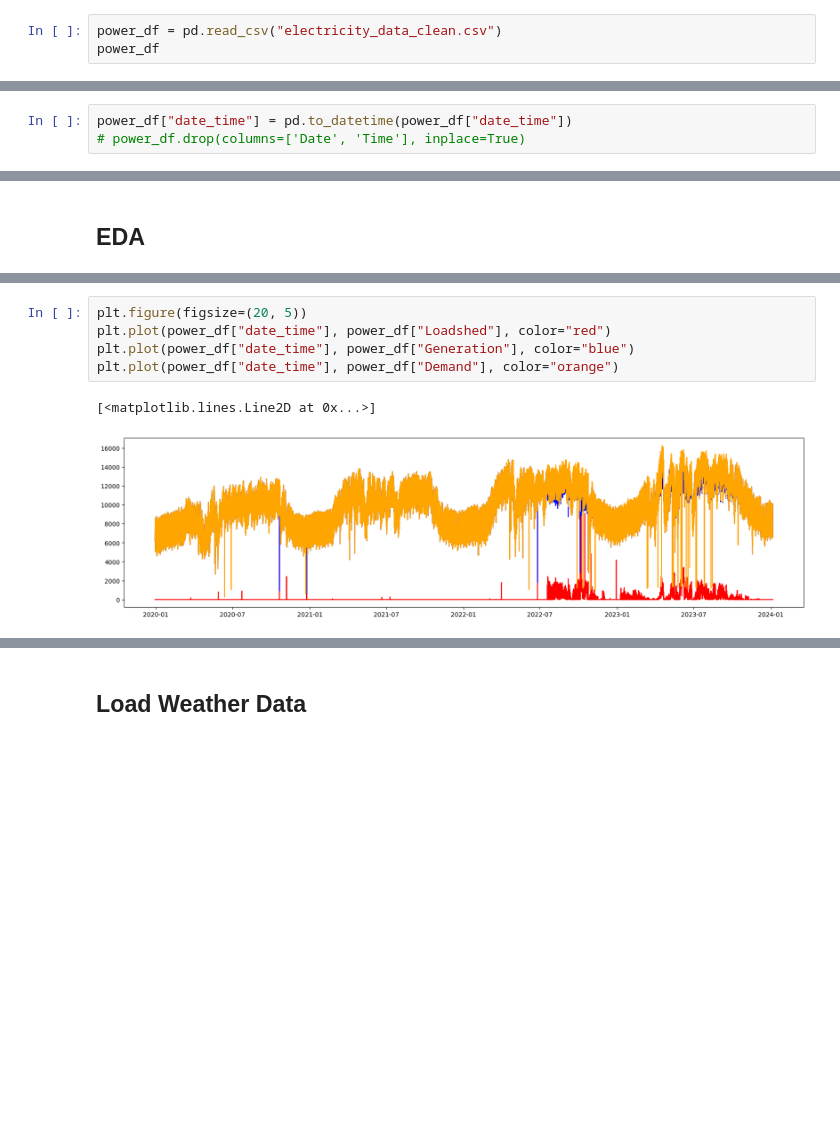
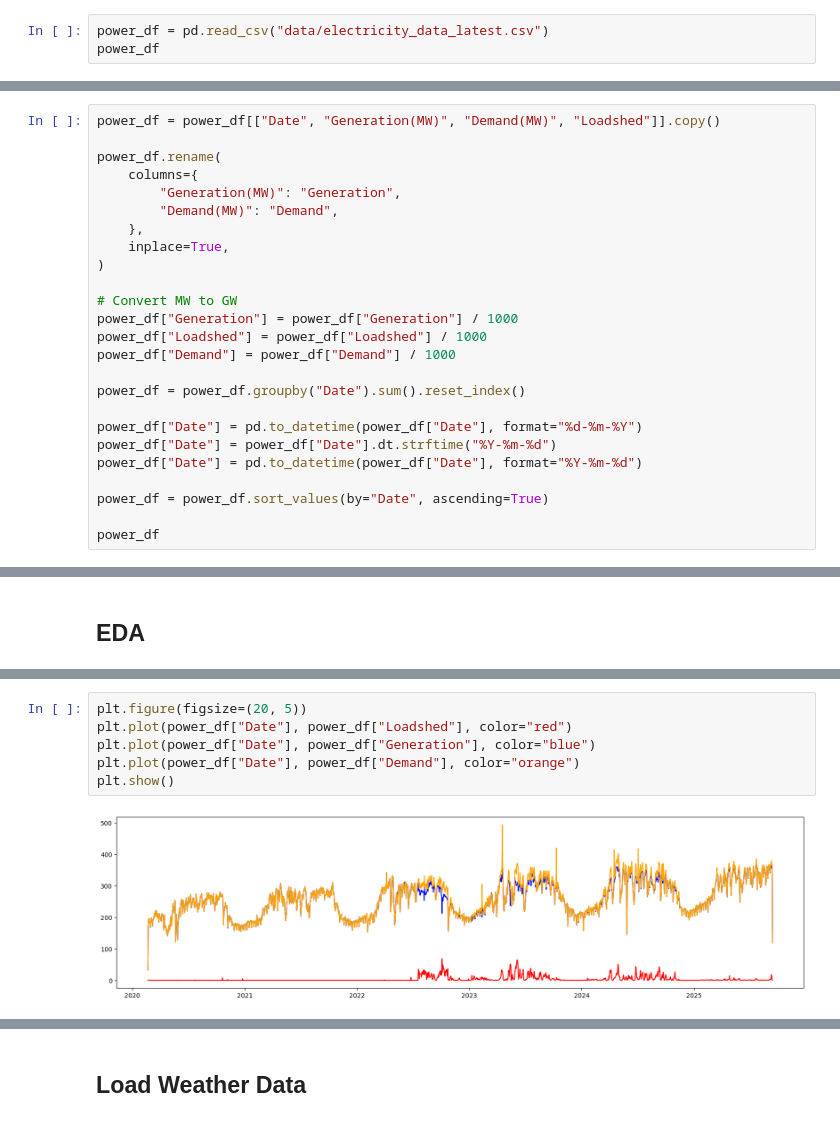
Before and after one commit to mashrursakif/bangladesh-electricity-forecast-pipeline, a Jupyter notebook: model_training.ipynb, the cells around one changed output, grey strips where cells are left out. Drawn from its saved outputs; the diff is of its cells as text; blank space fills up the shorter version.

Commit message:
Get latest data and train new model

```diff
--- a/model_training.ipynb
+++ b/model_training.ipynb
@@ -8,6 +8,6 @@ import numpy as np
 # %% [markdown]
 ## Loading Power Data and Cleanup
 # %%
-power_df = pd.read_csv("electricity_data_clean.csv")
+power_df = pd.read_csv("data/electricity_data_latest.csv")
 power_df
 # %% [output]
@@ -27,3 +27,25 @@ power_df
 # %%
-power_df["date_time"] = pd.to_datetime(power_df["date_time"])
-# power_df.drop(columns=['Date', 'Time'], inplace=True)
+power_df = power_df[["Date", "Generation(MW)", "Demand(MW)", "Loadshed"]].copy()
+
+power_df.rename(
+    columns={
+        "Generation(MW)": "Generation",
+        "Demand(MW)": "Demand",
+    },
+    inplace=True,
+)
+
+# Convert MW to GW
+power_df["Generation"] = power_df["Generation"] / 1000
+power_df["Loadshed"] = power_df["Loadshed"] / 1000
+power_df["Demand"] = power_df["Demand"] / 1000
+
+power_df = power_df.groupby("Date").sum().reset_index()
+
+power_df["Date"] = pd.to_datetime(power_df["Date"], format="%d-%m-%Y")
+power_df["Date"] = power_df["Date"].dt.strftime("%Y-%m-%d")
+power_df["Date"] = pd.to_datetime(power_df["Date"], format="%Y-%m-%d")
+
+power_df = power_df.sort_values(by="Date", ascending=True)
+
+power_df
@@ -37,11 +77,11 @@ sns.kdeplot(power_df["Demand"])
 # %%
 plt.figure(figsize=(20, 5))
-plt.plot(power_df["date_time"], power_df["Loadshed"], color="red")
-plt.plot(power_df["date_time"], power_df["Generation"], color="blue")
-plt.plot(power_df["date_time"], power_df["Demand"], color="orange")
+plt.plot(power_df["Date"], power_df["Loadshed"], color="red")
+plt.plot(power_df["Date"], power_df["Generation"], color="blue")
+plt.plot(power_df["Date"], power_df["Demand"], color="orange")
+plt.show()
 # %% [output]
-[<matplotlib.lines.Line2D at 0x...>]
-[figure, old version]
+[figure, new version]
 # %%
 plt.figure(figsize=(20, 6))
 plt.scatter(
```
Also changed, not shown: parts of 29 cells of this notebook, 12 other files.
